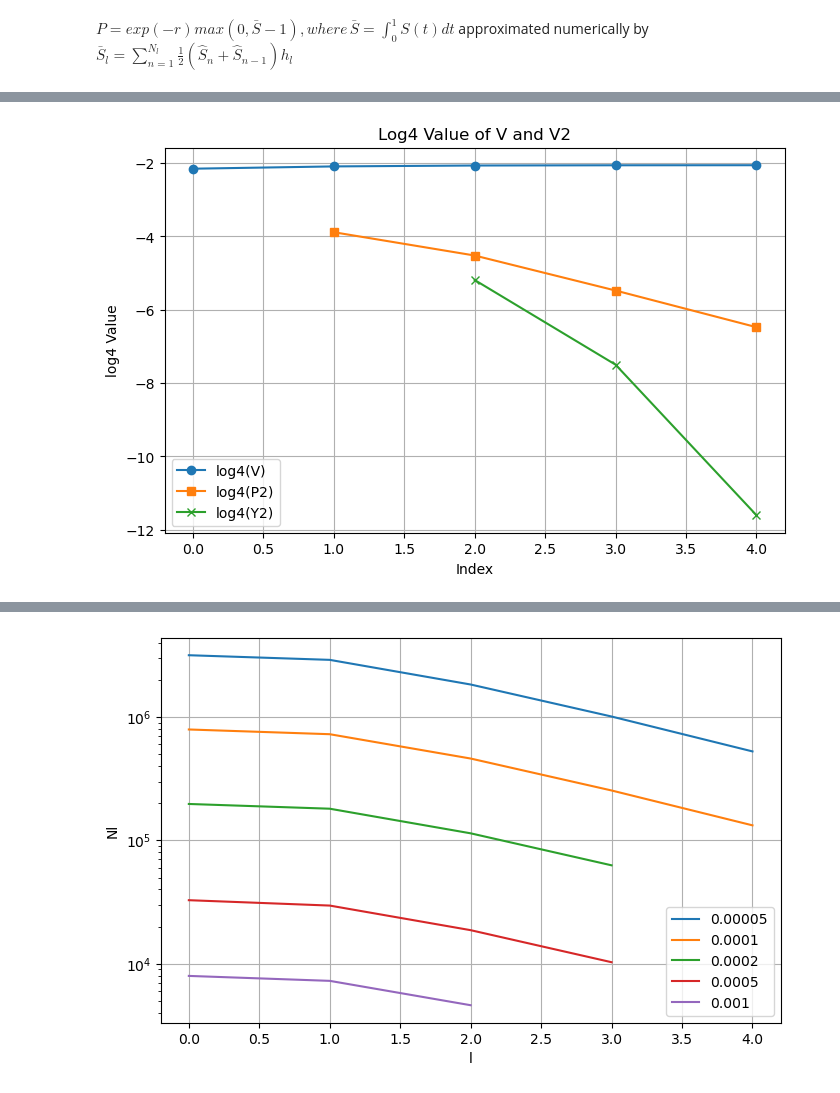
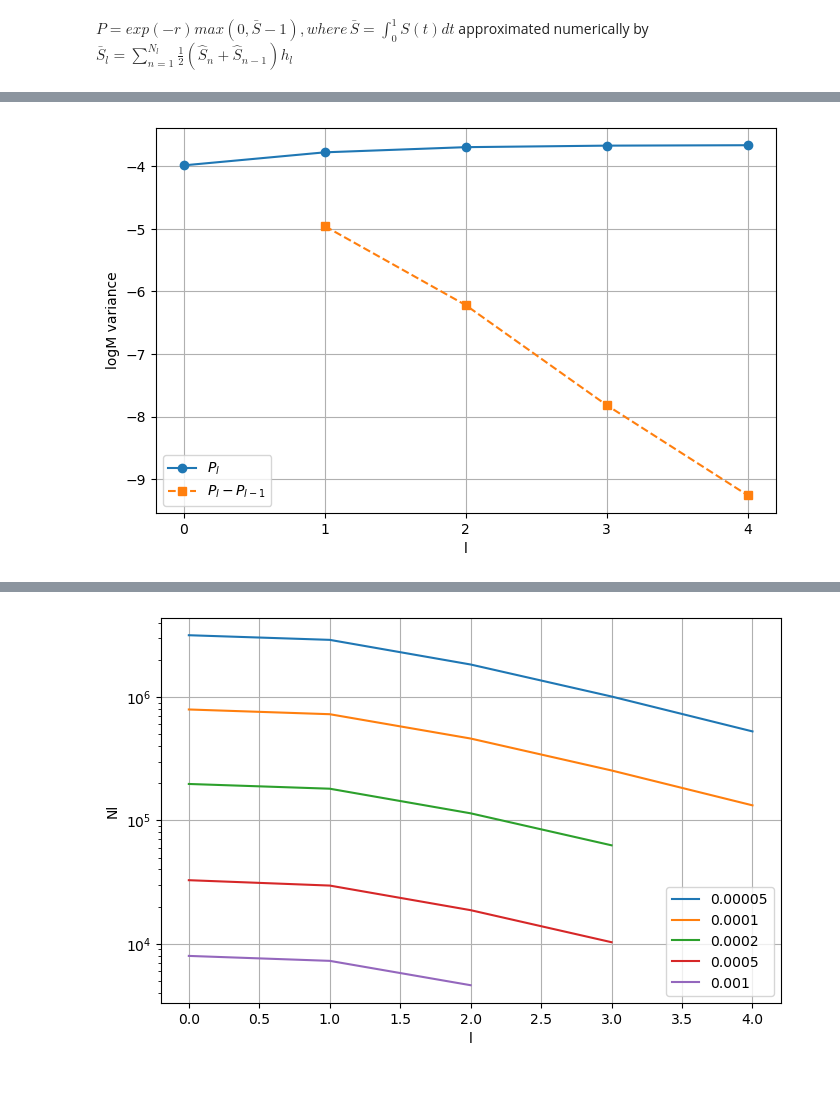
Before and after one commit to FlyingParachute/MathFin_Simu, a Jupyter notebook: Part2.ipynb, the cells around one changed output, grey strips where cells are left out. Saved outputs shown, nothing was run; the diff lists cells and outputs as text; code cells hidden in the pictures.

```diff
--- a/Part2.ipynb
+++ b/Part2.ipynb
@@ -330,19 +316,17 @@ plt.show()
-# %%
-P2 = list(map(abs, Y))
-Y2 = [0, 0] + [abs(Y[i]-Y[i-1]/4) for i in range(2, 5)]
-
-plt.figure(figsize=(8, 5))
-plt.plot(np.log(P) / np.log(4), label='log4(V)', marker='o')
-plt.plot(np.log(P2) / np.log(4), label='log4(P2)', marker='s')
-plt.plot(np.log(Y2) / np.log(4), label='log4(Y2)', marker='x')
-
-plt.xlabel("Index")
-plt.ylabel("log4 Value")
-plt.title("Log4 Value of V and V2")
-plt.legend()
-plt.grid(True)
-
-
-plt.show()
-# %% [output]
-[figure, removed]
+# %%
+plt.figure(figsize=(8, 5))
+plt.plot(np.log(V) / np.log(M), label=r'$P_l$', marker='o', linestyle='-')
+plt.plot(np.log(V2) / np.log(M), label=r'$P_l-P_{l-1}$', marker='s', linestyle='--')
+
+
+plt.xlabel("l")
+plt.xticks([0, 1, 2, 3, 4])
+plt.ylabel("logM variance")
+#plt.title("LogM Value of V and V2")
+plt.legend()
+plt.grid(True)
+
+
+plt.show()
+# %% [output]
+[figure, added]
```
Also changed, not shown: parts of 22 cells of this notebook.
